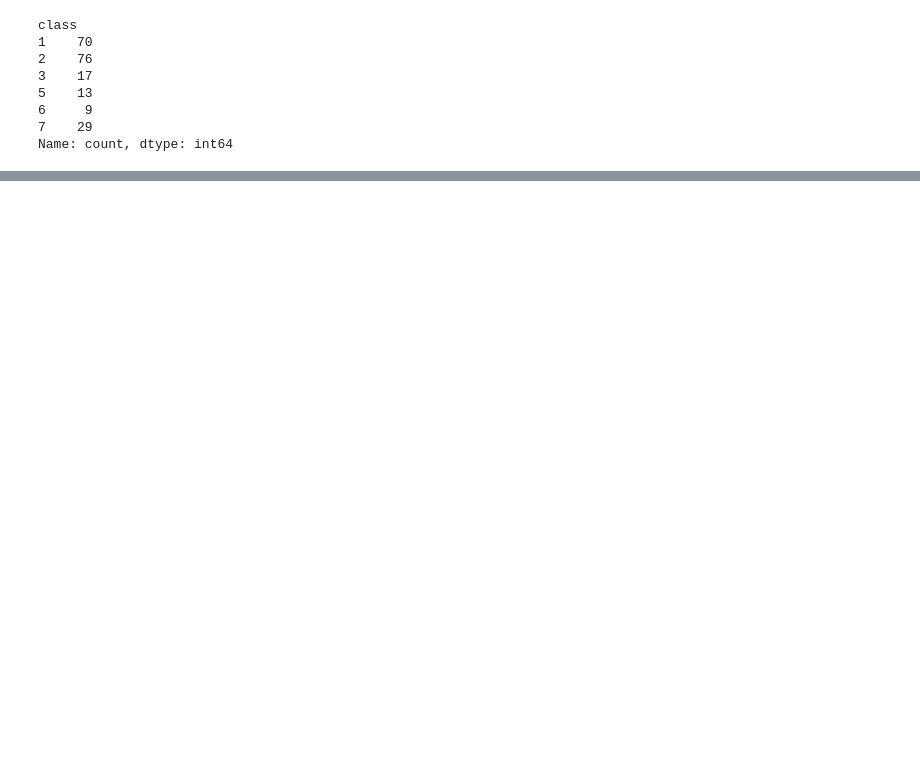
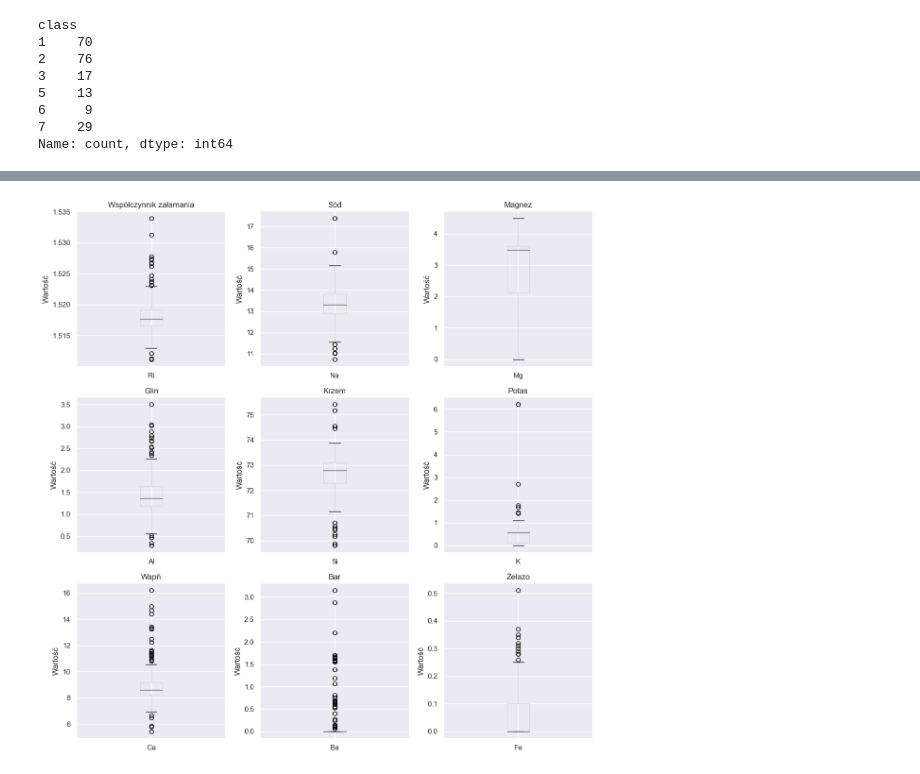
Before and after one commit to jakubzehner/ArtificialIntelligenceWUST, a Jupyter notebook: Project4/glassML.ipynb, the cells around one changed output, grey strips where cells are left out. Saved outputs shown, nothing was run; the diff lists cells and outputs as text; code cells hidden in the pictures; blank space fills up the shorter version.

Commit message:
data exploration

```diff
--- a/Project4/glassML.ipynb
+++ b/Project4/glassML.ipynb
@@ -109,0 +132,13 @@ Name: count, dtype: int64
+# %%
+fig, axes = plt.subplots(nrows=3, ncols=3, figsize=(12, 12))
+
+for i, column in enumerate(data_cols):
+    ax = axes[i // 3, i % 3]
+    dataset.boxplot(column=[column], ax=ax)
+    ax.set_title(f'{data_cols_names[column].capitalize()}')
+    ax.set_ylabel('Wartość')
+
+plt.tight_layout()
+plt.show()
+# %% [output]
+[figure, added]
```
Also changed, not shown: parts of 9 cells of this notebook.
